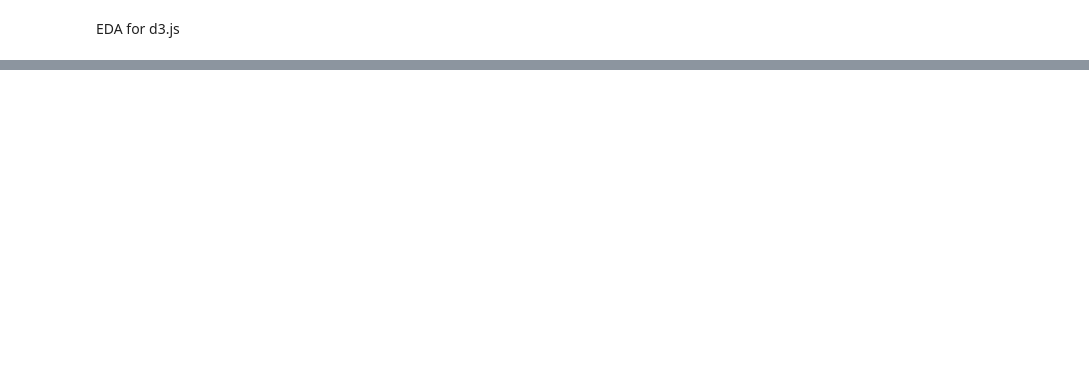
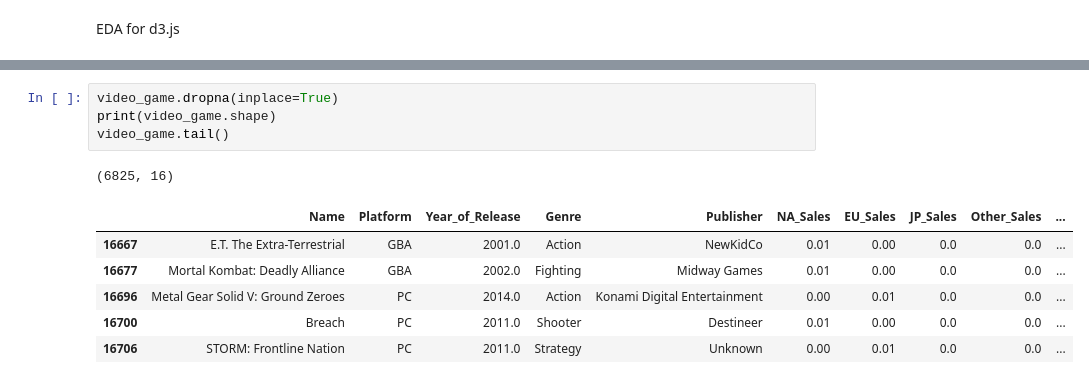
Before and after one commit to liumingqian0511/ANLY503_FINAL_PROJECT9, a Jupyter notebook: EDA_1.ipynb, the cells around one changed output, grey strips where cells are left out. Drawn from its saved outputs; the diff is of its cells as text; blank space fills up the shorter version.

```diff
--- a/EDA_1.ipynb
+++ b/EDA_1.ipynb
@@ -23,0 +31,12 @@ steam.head()
+# %%
+video_game.dropna(inplace=True)
+print(video_game.shape)
+video_game.tail()
+# %% [output]
+(6825, 16)
+|  | Name | Platform | Year_of_Release | Genre | Publisher | NA_Sales | EU_Sales | JP_Sales | Other_Sales | ... |
+| 16667 | E.T. The Extra-Terrestrial | GBA | 2001.0 | Action | NewKidCo | 0.01 | 0.00 | 0.0 | 0.0 | ... |
+| 16677 | Mortal Kombat: Deadly Alliance | GBA | 2002.0 | Fighting | Midway Games | 0.01 | 0.00 | 0.0 | 0.0 | ... |
+| 16696 | Metal Gear Solid V: Ground Zeroes | PC | 2014.0 | Action | Konami Digital Entertainment | 0.00 | 0.01 | 0.0 | 0.0 | ... |
+| 16700 | Breach | PC | 2011.0 | Shooter | Destineer | 0.01 | 0.00 | 0.0 | 0.0 | ... |
+| 16706 | STORM: Frontline Nation | PC | 2011.0 | Strategy | Unknown | 0.00 | 0.01 | 0.0 | 0.0 | ... |
```
Also changed, not shown: parts of 32 cells of this notebook, 16 other files.
